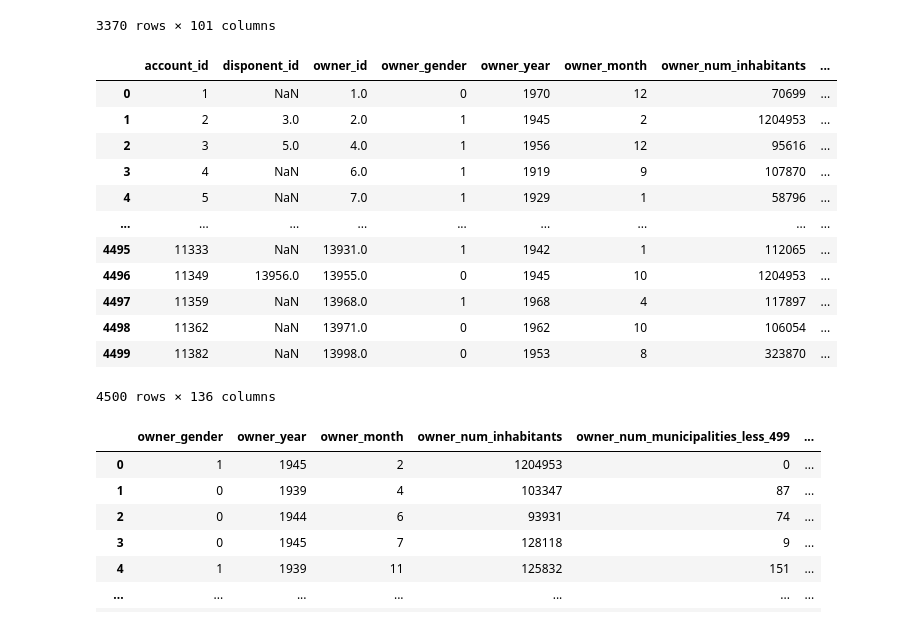
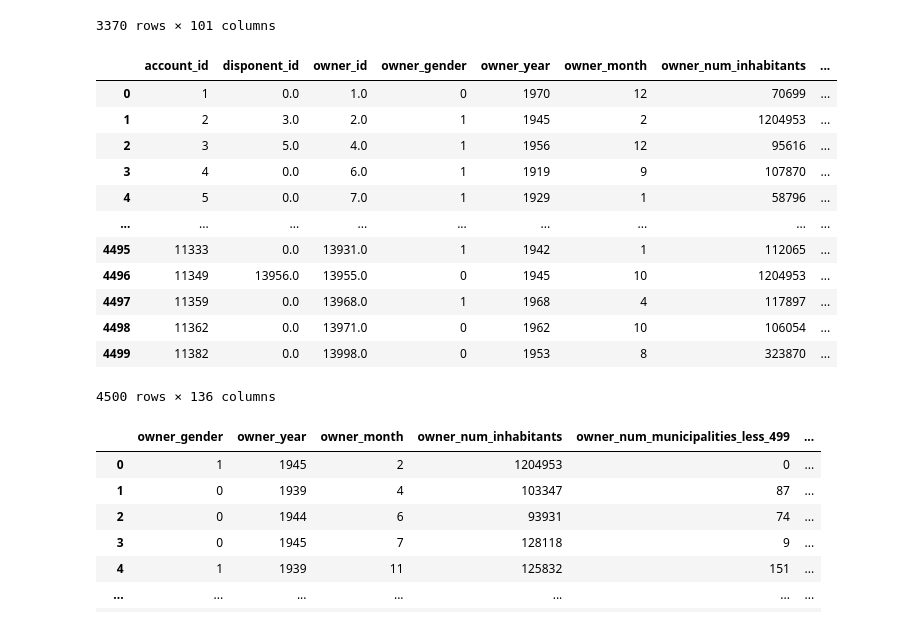
Before and after one commit to diogoabnunes/AC-Project, a Jupyter notebook: docs/notebook.ipynb, the cells around one changed output. Cells and saved outputs as stored; diff of their text form; code cells hidden in the pictures.

```diff
--- a/docs/notebook.ipynb
+++ b/docs/notebook.ipynb
@@ -347,7 +348,7 @@ def processRightSide(client, disp, card, district):
                     'disponent_num_inhabitants', 'disponent_num_municipalities_less_499',
                     'disponent_num_municipalities_between_500_1999','disponent_num_municipalities_between_2000_9999',
                     'disponent_num_municipalities_more_10000','disponent_num_cities','disponent_inhabitants_ratio',
-                    'disponent_average_salary','disponent_entrepeneurs_ratio','disponent_crimes_increase', 'disponent_unemploymant_increase'])
+                    'disponent_average_salary','disponent_entrepeneurs_ratio','disponent_crimes_increase', 'disponent_unemploymant_increase'], axis=1)
 
     return rightSide
 
@@ -425,26 +455,26 @@ display(processedTransaction_df)
 # %%
 # Merging merge1 and merge2 (by account_id)
 def merge12(merge1, merge2):
 
     merge12_df = merge2.merge(merge1, on='account_id')
 
-    return merge12_df
+    return merge12_df.fillna(0)
 
 merge12_df = merge12(accountTransaction_df, rightSide)
 display(merge12_df)
 # %% [output]
 |  | account_id | disponent_id | owner_id | owner_gender | owner_year | owner_month | owner_num_inhabitants | ... |
-| 0 | 1 | NaN | 1.0 | 0 | 1970 | 12 | 70699 | ... |
+| 0 | 1 | 0.0 | 1.0 | 0 | 1970 | 12 | 70699 | ... |
 | 1 | 2 | 3.0 | 2.0 | 1 | 1945 | 2 | 1204953 | ... |
 | 2 | 3 | 5.0 | 4.0 | 1 | 1956 | 12 | 95616 | ... |
-| 3 | 4 | NaN | 6.0 | 1 | 1919 | 9 | 107870 | ... |
-| 4 | 5 | NaN | 7.0 | 1 | 1929 | 1 | 58796 | ... |
+| 3 | 4 | 0.0 | 6.0 | 1 | 1919 | 9 | 107870 | ... |
+| 4 | 5 | 0.0 | 7.0 | 1 | 1929 | 1 | 58796 | ... |
 | ... | ... | ... | ... | ... | ... | ... | ... | ... |
-| 4495 | 11333 | NaN | 13931.0 | 1 | 1942 | 1 | 112065 | ... |
+| 4495 | 11333 | 0.0 | 13931.0 | 1 | 1942 | 1 | 112065 | ... |
 | 4496 | 11349 | 13956.0 | 13955.0 | 0 | 1945 | 10 | 1204953 | ... |
-| 4497 | 11359 | NaN | 13968.0 | 1 | 1968 | 4 | 117897 | ... |
-| 4498 | 11362 | NaN | 13971.0 | 0 | 1962 | 10 | 106054 | ... |
-| 4499 | 11382 | NaN | 13998.0 | 0 | 1953 | 8 | 323870 | ... |
+| 4497 | 11359 | 0.0 | 13968.0 | 1 | 1968 | 4 | 117897 | ... |
+| 4498 | 11362 | 0.0 | 13971.0 | 0 | 1962 | 10 | 106054 | ... |
+| 4499 | 11382 | 0.0 | 13998.0 | 0 | 1953 | 8 | 323870 | ... |
 4500 rows × 136 columns
 # %%
 # Final merge: merge12 with loans
```
Also changed, not shown: parts of 4 cells of this notebook, 3 other files.
